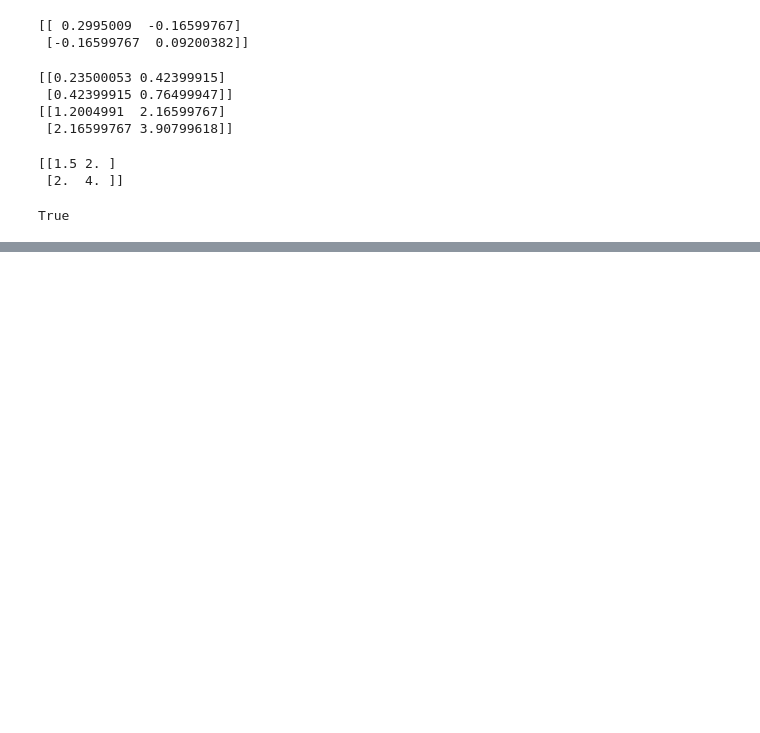
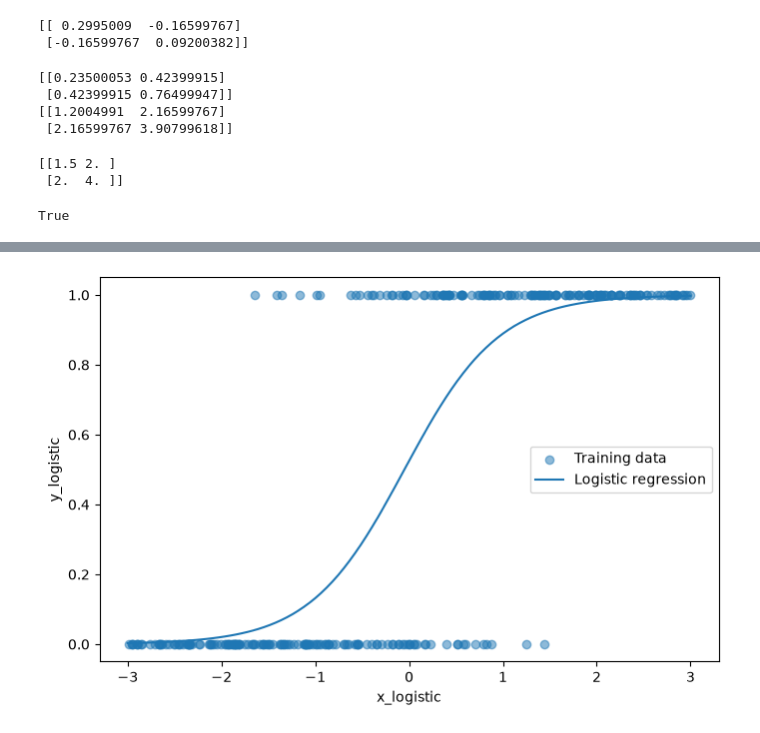
Before and after one commit to rigozu9/Machine-Learning-1, a Jupyter notebook: Week 1 /week1.ipynb, the cells around one changed output, grey strips where cells are left out. Saved outputs shown, nothing was run; the diff lists cells and outputs as text; code cells hidden in the pictures; blank space fills up the shorter version.

```diff
--- a/Week 1 /week1.ipynb
+++ b/Week 1 /week1.ipynb
@@ -75,0 +162,9 @@ True
+# %%
+logistic_model = LogisticRegression(C=np.inf)
+logistic_model.fit(X_train, y_train)
+
+logistic_y_train_proba = logistic_model.predict_proba(X_train)
+logistic_y_test_proba = logistic_model.predict_proba(X_test)
+
+print(logistic_y_train_proba[:5])
+print(logistic_y_test_proba[:5])
@@ -75,0 +191,16 @@ True
+# %%
+x_logistic = np.linspace(start=-3, stop=3, num=100)
+y_logistic = logistic_model.predict_proba(x_logistic.reshape(-1, 1))[:, 1]
+
+plt.figure(figsize=(8, 5))
+
+plt.scatter(X_train, y_train, label="Training data", alpha=0.5)
+
+plt.plot(x_logistic, y_logistic, "-", label="Logistic regression")
+
+plt.xlabel("x_logistic")
+plt.ylabel("y_logistic")
+plt.legend()
+plt.show()
+# %% [output]
+[figure, added]
```
Also changed, not shown: parts of 7 cells of this notebook.
